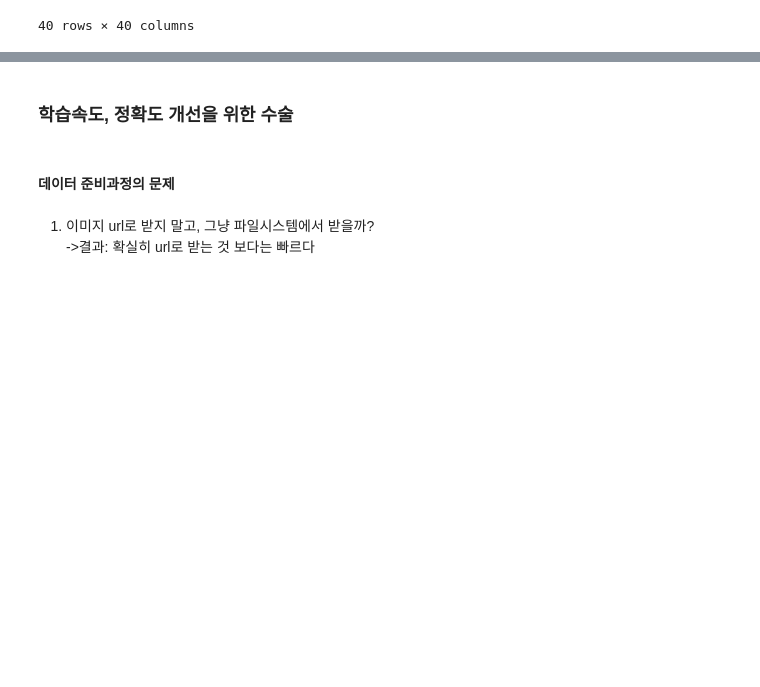
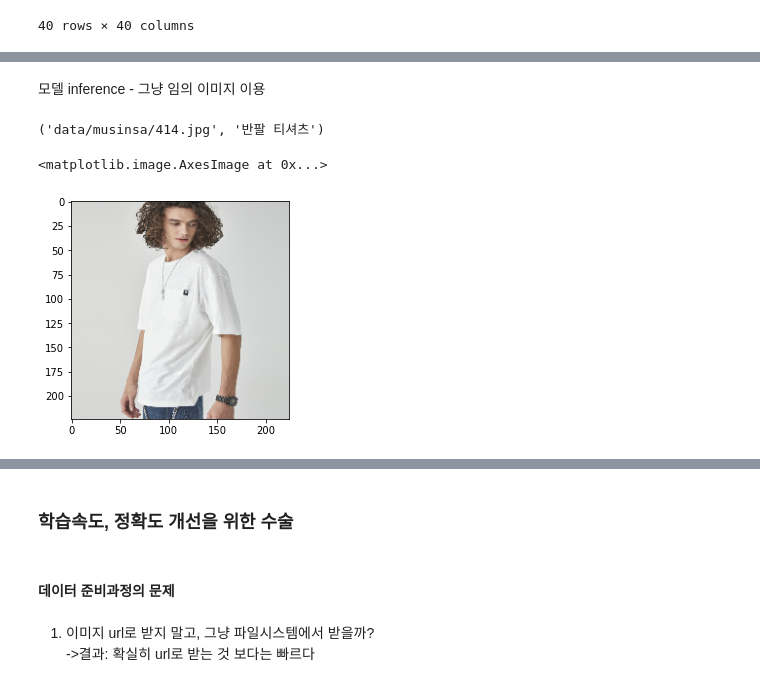
Before and after one commit to CodyBuilder-dev/like-clothes, a Jupyter notebook: ai-server/research/auto-tagging.ipynb, the cells around one changed output, grey strips where cells are left out. Drawn from its saved outputs; the diff is of its cells as text; code cells hidden in the pictures; blank space fills up the shorter version.

```diff
--- a/ai-server/research/auto-tagging.ipynb
+++ b/ai-server/research/auto-tagging.ipynb
@@ -294,0 +360,2 @@ pretrained model 사용
+# %%
+id_path_map,id_minor_map = get_train_datamap(db)
@@ -294,0 +364,3 @@ pretrained model 사용
+# %%
+x_dict = pd.Series(id_path_map)
+x_dict
@@ -294,0 +488,8 @@ pretrained model 사용
+# %%
+def load_image(image_path):
+    img = tf.io.read_file(image_path)
+    img = tf.image.decode_jpeg(img, channels=3)
+    img = tf.image.resize(img, (224, 224))
+    #img = tf.keras.applications.inception_v3.preprocess_input(img)
+    #return img,image_path
+    return img#,image_path
@@ -429,0 +822,2 @@ ResourceExhaustedError: OOM when allocating tensor with shape[64,224,224,64] and
+# %% [markdown]
+모델 inference - 그냥 임의 이미지 이용
@@ -429,0 +827,14 @@ ResourceExhaustedError: OOM when allocating tensor with shape[64,224,224,64] and
+# %%
+test_id = 414
+# %%
+x_dict[414],y_dict[414]
+# %% [output]
+('data/musinsa/414.jpg', '반팔 티셔츠')
+# %%
+#tensor는 np.expand_dims가 tf.expand_dims사용 ->둘다 상관없다?
+img = load_image(x_dict[test_id])
+img_array = img.numpy()/255
+plt.imshow(img_array)
+# %% [output]
+<matplotlib.image.AxesImage at 0x...>
+[figure, added]
```
Also changed, not shown: parts of 115 cells of this notebook.
